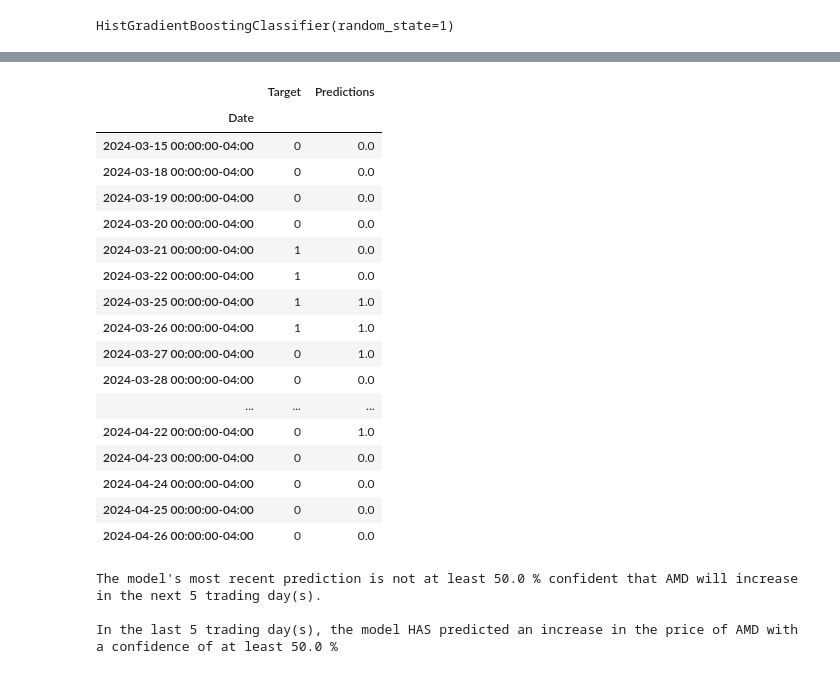
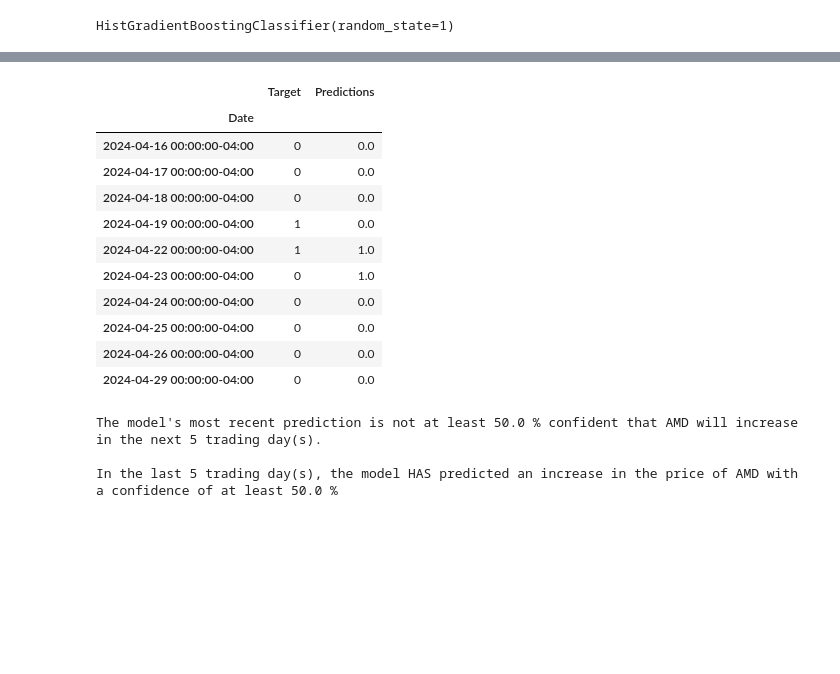
Before and after one commit to nickyeganeh/StockAnalysis, a Jupyter notebook: modelnotebooks/GradientBoosting.ipynb, the cells around one changed output, grey strips where cells are left out. Saved outputs shown, nothing was run; the diff lists cells and outputs as text; code cells hidden in the pictures; blank space fills up the shorter version.

```diff
--- a/modelnotebooks/GradientBoosting.ipynb
+++ b/modelnotebooks/GradientBoosting.ipynb
@@ -220,25 +221,29 @@ Target
 Name: count, dtype: float64
-# %%
-predictions.tail(30)
-# %% [output]
-|  | Target | Predictions |
-| Date |  |  |
-| 2024-03-15 00:00:00-04:00 | 0 | 0.0 |
-| 2024-03-18 00:00:00-04:00 | 0 | 0.0 |
-| 2024-03-19 00:00:00-04:00 | 0 | 0.0 |
-| 2024-03-20 00:00:00-04:00 | 0 | 0.0 |
-| 2024-03-21 00:00:00-04:00 | 1 | 0.0 |
-| 2024-03-22 00:00:00-04:00 | 1 | 0.0 |
-| 2024-03-25 00:00:00-04:00 | 1 | 1.0 |
-| 2024-03-26 00:00:00-04:00 | 1 | 1.0 |
-| 2024-03-27 00:00:00-04:00 | 0 | 1.0 |
-| 2024-03-28 00:00:00-04:00 | 0 | 0.0 |
-| ... | ... | ... |
-| 2024-04-22 00:00:00-04:00 | 0 | 1.0 |
-| 2024-04-23 00:00:00-04:00 | 0 | 0.0 |
-| 2024-04-24 00:00:00-04:00 | 0 | 0.0 |
-| 2024-04-25 00:00:00-04:00 | 0 | 0.0 |
-| 2024-04-26 00:00:00-04:00 | 0 | 0.0 |
+# %%
+def predict_recent(test, predictors, model):
+    preds = model.predict_proba(test[predictors])[:,1]
+    preds[preds >= confidence] = 1
+    preds[preds < confidence] = 0
+    preds = pd.Series(preds, index=test.index, name="Predictions")
+    combined = pd.concat([test["Target"], preds], axis=1)
+    return combined
+recent_preds = predict_recent(test, predictors, model)
+
+
+recent_preds.tail(10)
+# %% [output]
+|  | Target | Predictions |
+| Date |  |  |
+| 2024-04-16 00:00:00-04:00 | 0 | 0.0 |
+| 2024-04-17 00:00:00-04:00 | 0 | 0.0 |
+| 2024-04-18 00:00:00-04:00 | 0 | 0.0 |
+| 2024-04-19 00:00:00-04:00 | 1 | 0.0 |
+| 2024-04-22 00:00:00-04:00 | 1 | 1.0 |
+| 2024-04-23 00:00:00-04:00 | 0 | 1.0 |
+| 2024-04-24 00:00:00-04:00 | 0 | 0.0 |
+| 2024-04-25 00:00:00-04:00 | 0 | 0.0 |
+| 2024-04-26 00:00:00-04:00 | 0 | 0.0 |
+| 2024-04-29 00:00:00-04:00 | 0 | 0.0 |
 # %%
 if predictions.Predictions[-1] == 1:
     print("The model's most recent prediction is that", symbol, "will increase from the current close in the next", shift, "trading day(s).")
```
Also changed, not shown: parts of 8 cells of this notebook.
